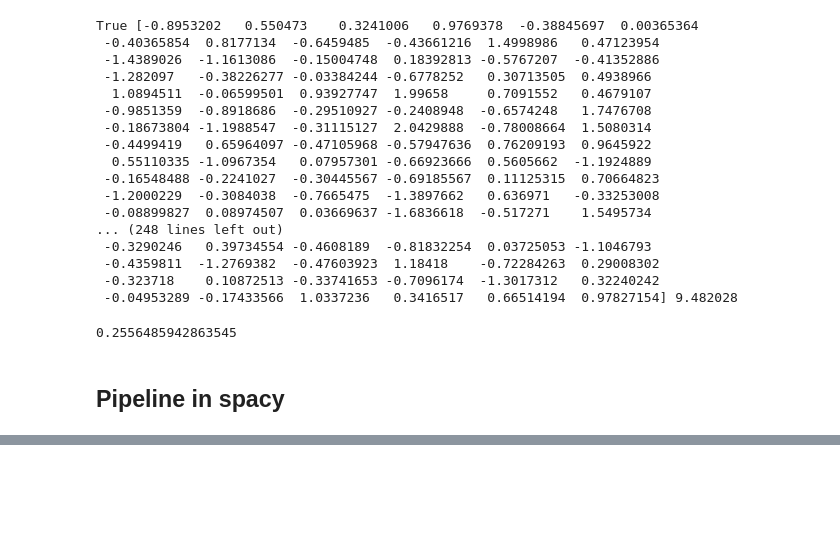
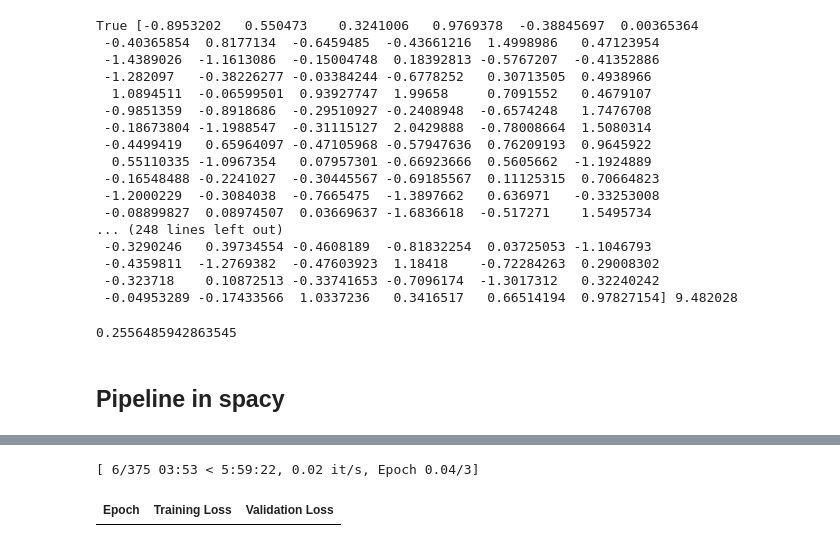
Before and after one commit to AjayAndData/REF_LLM, a Jupyter notebook: basic_NLP.ipynb, the cells around one changed output, grey strips where cells are left out. Saved outputs shown, nothing was run; the diff lists cells and outputs as text; code cells hidden in the pictures; blank space fills up the shorter version.

```diff
--- a/basic_NLP.ipynb
+++ b/basic_NLP.ipynb
@@ -480,0 +577,28 @@ doc.similarity(doc2)
+# %%
+import numpy as np
+# !pip install evaluate
+import evaluate
+
+metric = evaluate.load('accuracy')
+# %%
+def compute_metrics(eval_pred):
+    logits, labels = eval_pred
+    predictions = np.argmax(logits, axis=-1)
+    return metric.compute(predictions=predictions, references=labels)
+# %%
+from transformers import TrainingArguments, Trainer
+
+training_args = TrainingArguments(output_dir="test_trainer", evaluation_strategy="epoch")
+# %%
+trainer = Trainer(
+    model=model,
+    args=training_args,
+    train_dataset=tokennized_data_train,
+    eval_dataset=tokennized_data_test,
+    compute_metrics=compute_metrics,
+)
+# %%
+trainer.train()
+# %% [output]
+[ 6/375 03:53 < 5:59:22, 0.02 it/s, Epoch 0.04/3]
+| Epoch | Training Loss | Validation Loss |
```
Also changed, not shown: parts of 21 cells of this notebook.
